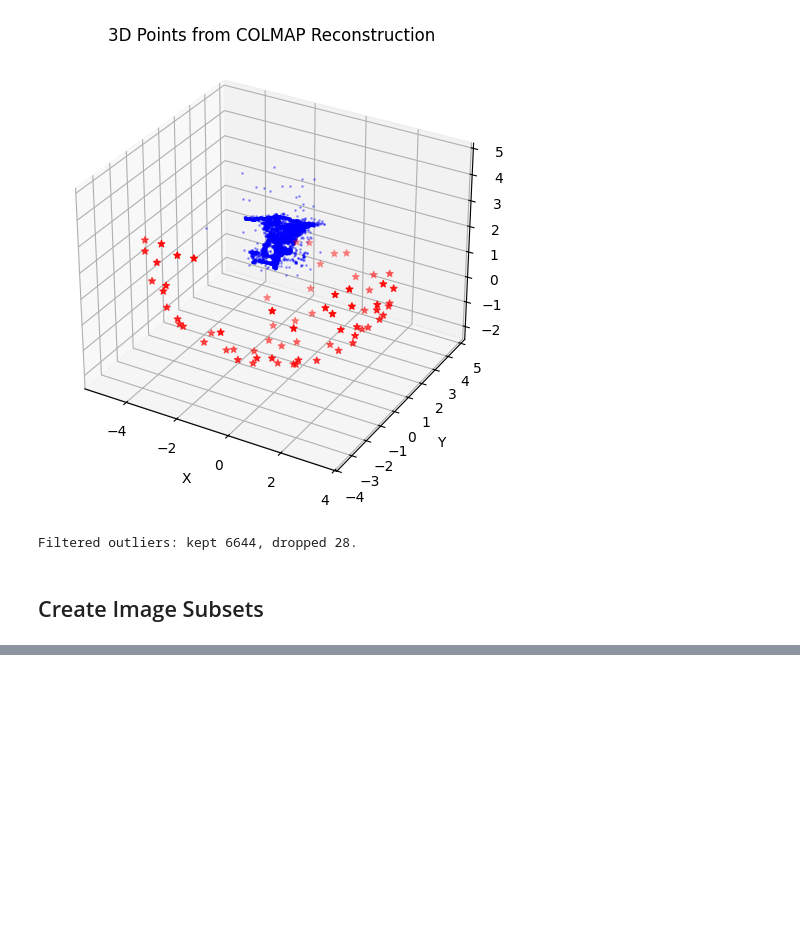
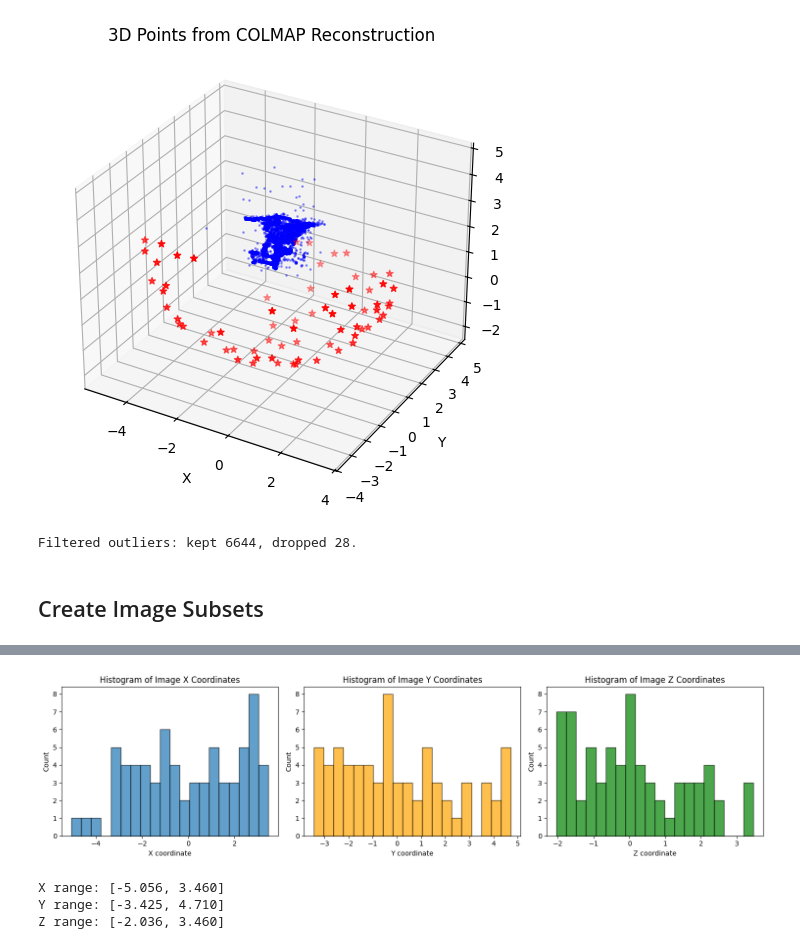
Before and after one commit to jackdaus/cs-782-graph-machine-learning-project, a Jupyter notebook: x6_sample_sfm.ipynb, the cells around one changed output, grey strips where cells are left out. Drawn from its saved outputs; the diff is of its cells as text; code cells hidden in the pictures; blank space fills up the shorter version.

```diff
--- a/x6_sample_sfm.ipynb
+++ b/x6_sample_sfm.ipynb
@@ -47,3 +44,46 @@ Captain B: 62
 # %%
 # Plot the subsets to visualize
 utils.vis.plot_image_subsets(reconstruction, team_a_ids, team_b_ids)
+# %%
+# Plot histogram of image x, y, z coordinates
+import numpy as np
+import matplotlib.pyplot as plt
+
+# Extract camera positions from images
+# The camera center is computed as -R^T * t where R is rotation and t is translation
+positions = []
+for image_id, image in reconstruction.images.items():
+    # Get the camera center (world coordinates)
+    cam_center = image.projection_center()
+    positions.append(cam_center)
+
+positions = np.array(positions)
+
+fig, axes = plt.subplots(1, 3, figsize=(15, 4))
+
+axes[0].hist(positions[:, 0], bins=20, edgecolor='black', alpha=0.7)
+axes[0].set_xlabel('X coordinate')
+axes[0].set_ylabel('Count')
+axes[0].set_title('Histogram of Image X Coordinates')
+
+axes[1].hist(positions[:, 1], bins=20, edgecolor='black', alpha=0.7, color='orange')
+axes[1].set_xlabel('Y coordinate')
+axes[1].set_ylabel('Count')
+axes[1].set_title('Histogram of Image Y Coordinates')
+
+axes[2].hist(positions[:, 2], bins=20, edgecolor='black', alpha=0.7, color='green')
+axes[2].set_xlabel('Z coordinate')
+axes[2].set_ylabel('Count')
+axes[2].set_title('Histogram of Image Z Coordinates')
+
+plt.tight_layout()
+plt.show()
+
+print(f"X range: [{positions[:, 0].min():.3f}, {positions[:, 0].max():.3f}]")
+print(f"Y range: [{positions[:, 1].min():.3f}, {positions[:, 1].max():.3f}]")
+print(f"Z range: [{positions[:, 2].min():.3f}, {positions[:, 2].max():.3f}]")
+# %% [output]
+[figure, added]
+X range: [-5.056, 3.460]
+Y range: [-3.425, 4.710]
+Z range: [-2.036, 3.460]
```
Also changed, not shown: parts of 1 cell of this notebook, 16 other files.
